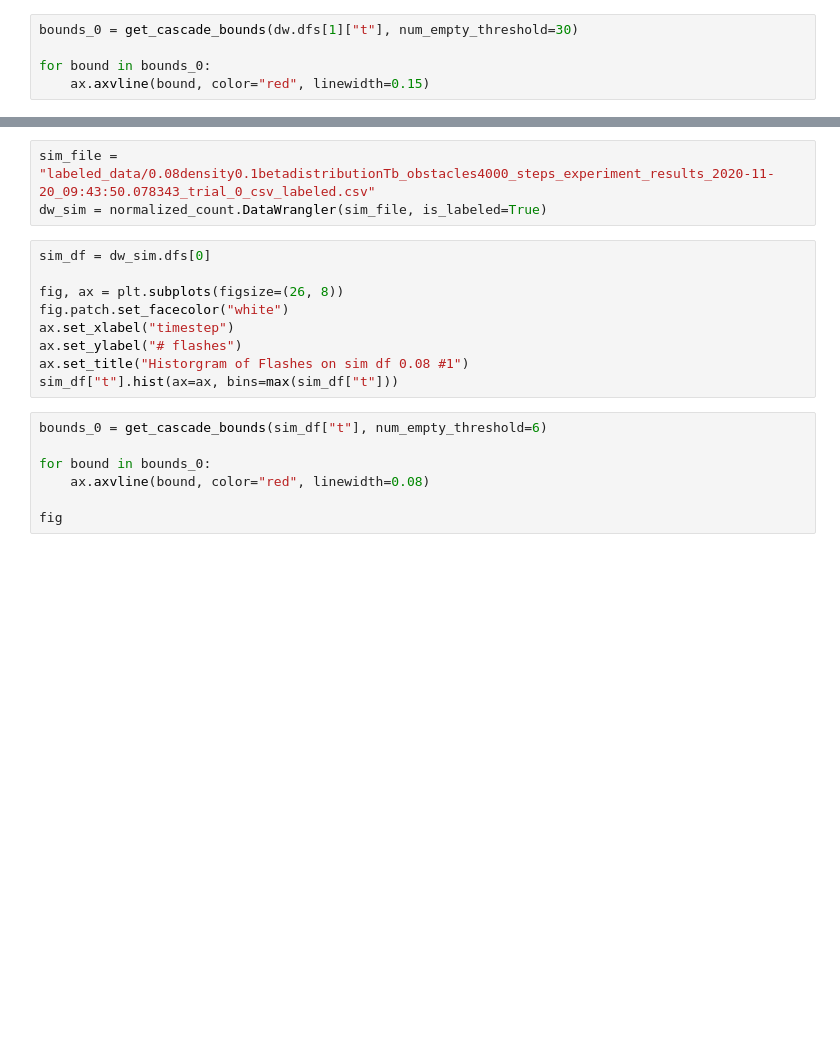
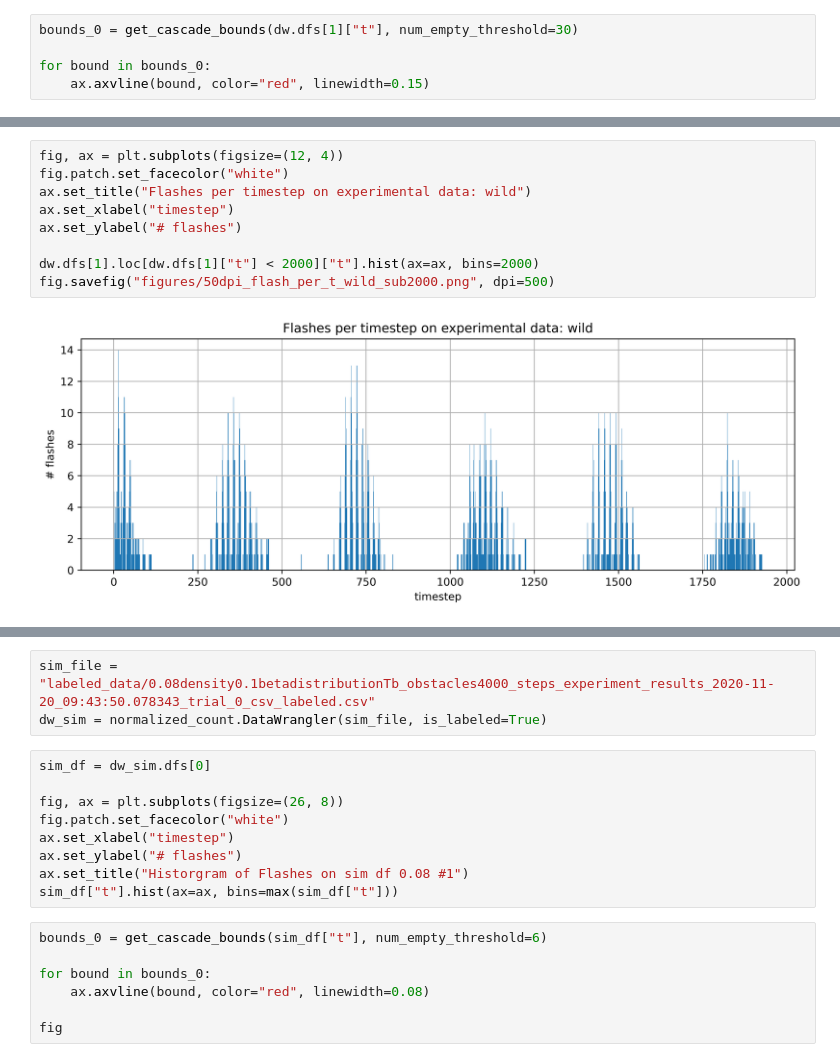
Before and after one commit to owingit/firefly-networks, a Jupyter notebook: cascades.ipynb, the cells around one changed output, grey strips where cells are left out. Cells and saved outputs as stored; diff of their text form; blank space fills up the shorter version.

```diff
--- a/cascades.ipynb
+++ b/cascades.ipynb
@@ -116,0 +148,11 @@ fig
+# %%
+fig, ax = plt.subplots(figsize=(12, 4))
+fig.patch.set_facecolor("white")
+ax.set_title("Flashes per timestep on experimental data: wild")
+ax.set_xlabel("timestep")
+ax.set_ylabel("# flashes")
+
+dw.dfs[1].loc[dw.dfs[1]["t"] < 2000]["t"].hist(ax=ax, bins=2000)
+fig.savefig("figures/50dpi_flash_per_t_wild_sub2000.png", dpi=500)
+# %% [output]
+[figure, added]
```
Also changed, not shown: parts of 11 cells of this notebook, 8 other files.
